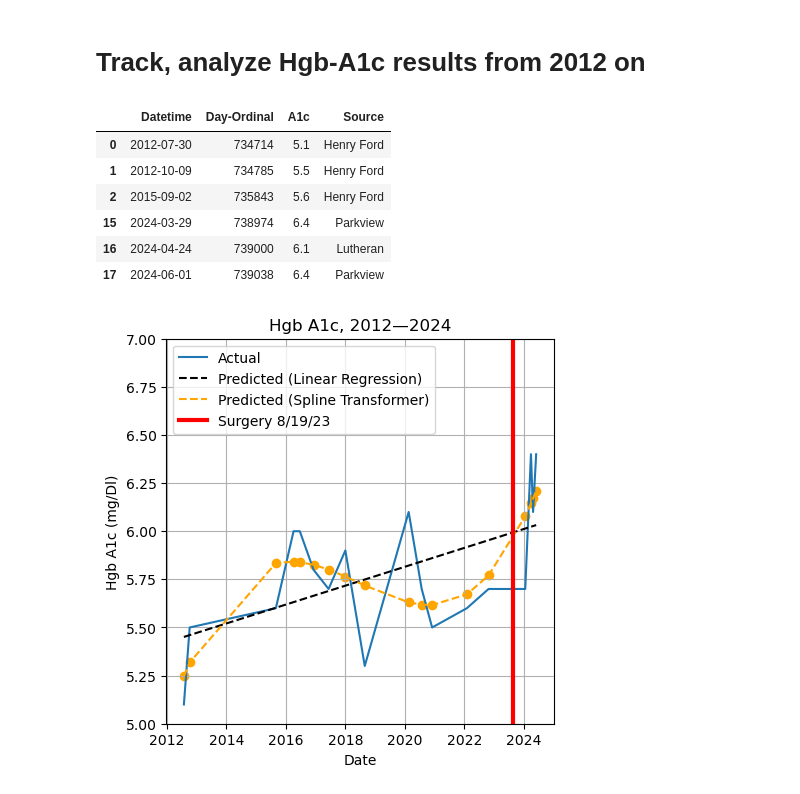
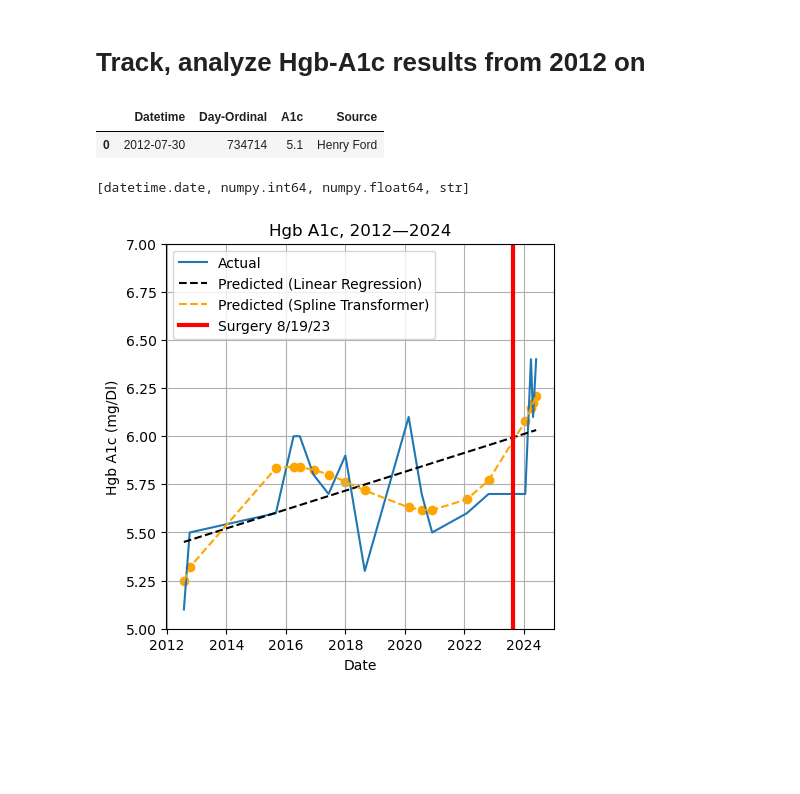
Before and after one commit to drjlevi6/Data-Scientist, a Jupyter notebook: A1c/A1c.ipynb, the cells around one changed output. Drawn from its saved outputs; the diff is of its cells as text; code cells hidden in the pictures; blank space fills up the shorter version.

```diff
--- a/A1c/A1c.ipynb
+++ b/A1c/A1c.ipynb
@@ -11,27 +11,26 @@ from datetime import date
 # %%
 # Convert the datestrings to days from 0001/01/01 using module datetime
 '''
 def to_days(t):
     yr, mo, da = t//10000, (t%10000)//100, t%100
     date_from_input = datetime.date(yr, mo, da)
     return date_from_input.toordinal() #date_from_input
     '''
 
 data_all = pd.read_csv("A1c-data.csv")
 datetimes = Ser([date.fromisoformat(str(d)) for d in list(data_all['Date'])])
 days_ordinal = Ser([date.toordinal(d) for d in list(datetimes)])
 
 data_days = pd.concat([datetimes, days_ordinal, data_all['A1c'], data_all['Source']], axis=1)
 data_days.columns = ['Datetime', 'Day-Ordinal', 'A1c', 'Source']
 pd.concat([data_days.head(3), data_days.tail(3)])
+
+display(data_days.head(1))
+[type(x) for x in data_days.iloc[0,:]]
 # %% [output]
 |  | Datetime | Day-Ordinal | A1c | Source |
 | 0 | 2012-07-30 | 734714 | 5.1 | Henry Ford |
-| 1 | 2012-10-09 | 734785 | 5.5 | Henry Ford |
-| 2 | 2015-09-02 | 735843 | 5.6 | Henry Ford |
-| 15 | 2024-03-29 | 738974 | 6.4 | Parkview |
-| 16 | 2024-04-24 | 739000 | 6.1 | Lutheran |
-| 17 | 2024-06-01 | 739038 | 6.4 | Parkview |
+[datetime.date, numpy.int64, numpy.float64, str]
 # %%
 # Fit some estimators to the data
 from sklearn.linear_model import LinearRegression
```
Also changed, not shown: 4 other files.
